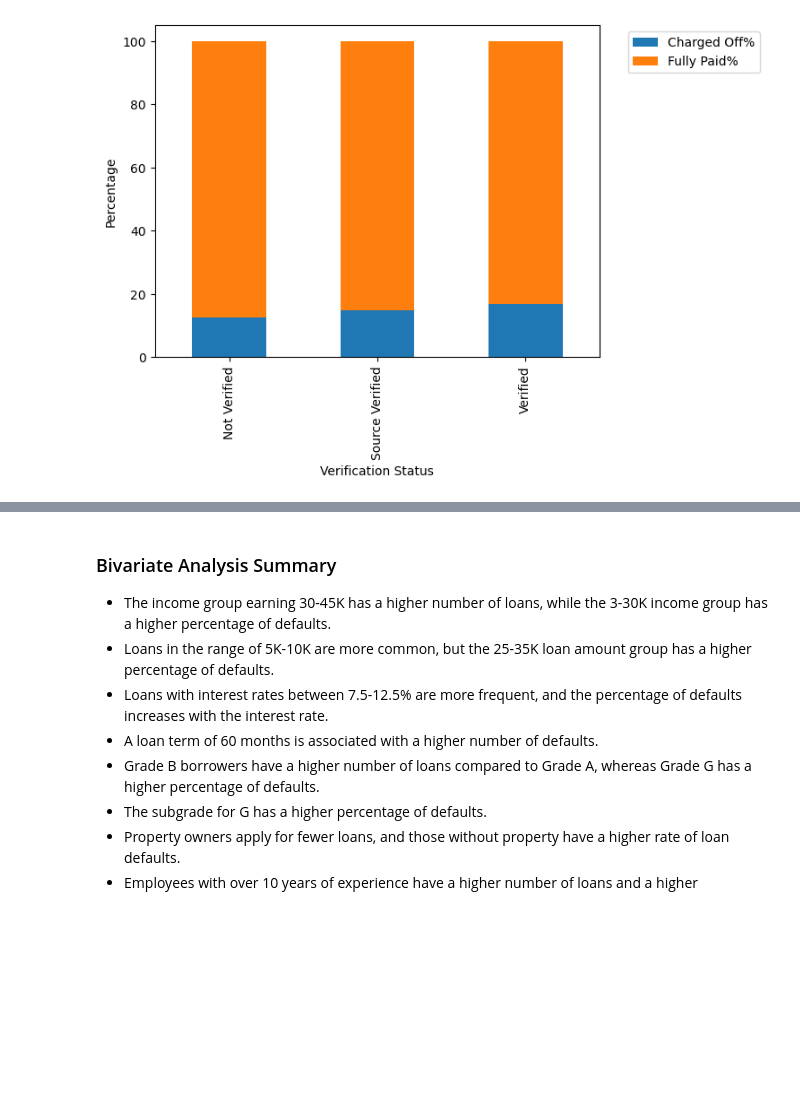
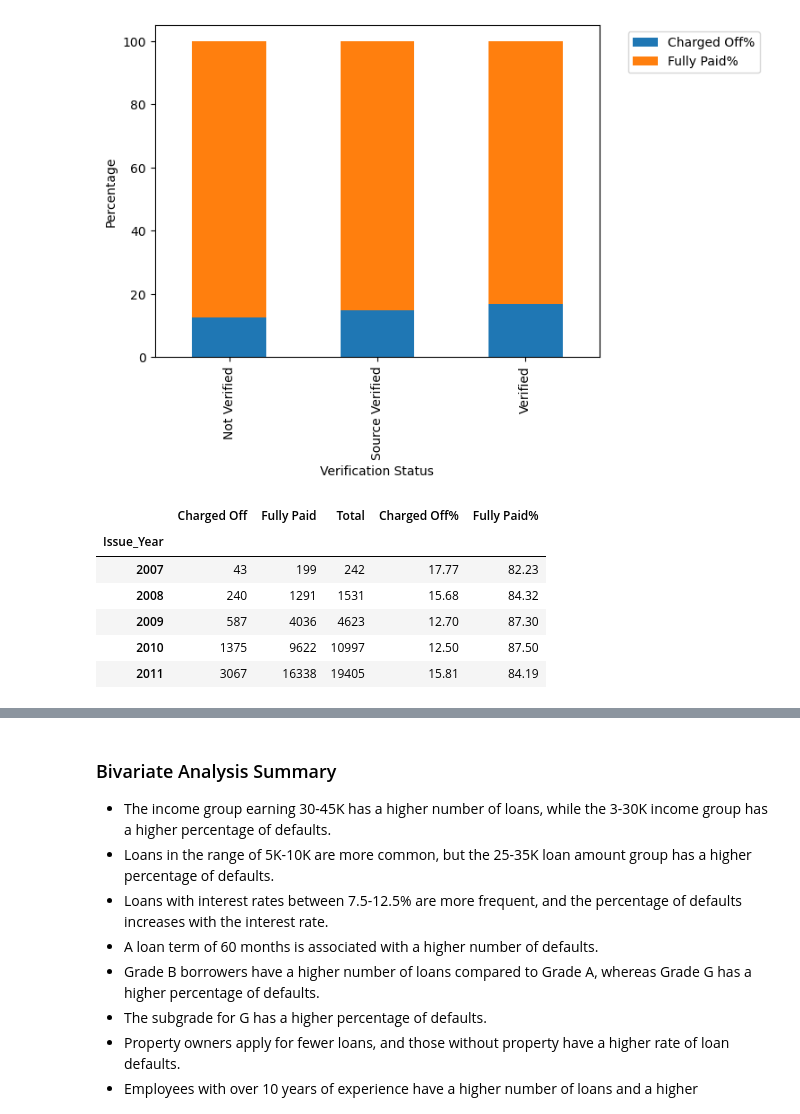
Before and after one commit to chetanrajhans/Lending_Club_Case_Study, a Jupyter notebook: Lending_Club_Case_Study.ipynb, the cells around one changed output, grey strips where cells are left out. Drawn from its saved outputs; the diff is of its cells as text; code cells hidden in the pictures; blank space fills up the shorter version.

```diff
--- a/Lending_Club_Case_Study.ipynb
+++ b/Lending_Club_Case_Study.ipynb
@@ -1643,3 +1641,27 @@ plt.show()
 # %% [output]
 <Figure size 1500x700 with 0 Axes>
 [figure]
+# %%
+# Checking Distribution of Verification Status and Loan status
+
+# Creating pivot to get count and Total
+Issue_Year_pivot =  pd.pivot_table(data=loan,index="Issue_Year",values='id',columns="loan_status",aggfunc='count')
+Issue_Year_total = loan.groupby('Issue_Year').size().reset_index(name='Total')
+Issue_Year = pd.merge(Issue_Year_pivot, Issue_Year_total, on='Issue_Year', how='left')
+
+
+# Creating Derived columns for % of Grand Total
+Issue_Year['Charged Off%'] = round((Issue_Year['Charged Off']/Issue_Year['Total'])*100,2)
+Issue_Year['Fully Paid%'] = round((Issue_Year['Fully Paid']/Issue_Year['Total'])*100,2)
+
+# Reset Index
+Issue_Year.set_index('Issue_Year', inplace=True)
+Issue_Year
+# %% [output]
+|  | Charged Off | Fully Paid | Total | Charged Off% | Fully Paid% |
+| Issue_Year |  |  |  |  |  |
+| 2007 | 43 | 199 | 242 | 17.77 | 82.23 |
+| 2008 | 240 | 1291 | 1531 | 15.68 | 84.32 |
+| 2009 | 587 | 4036 | 4623 | 12.70 | 87.30 |
+| 2010 | 1375 | 9622 | 10997 | 12.50 | 87.50 |
+| 2011 | 3067 | 16338 | 19405 | 15.81 | 84.19 |
```
Also changed, not shown: parts of 15 cells of this notebook, 2 other files.
